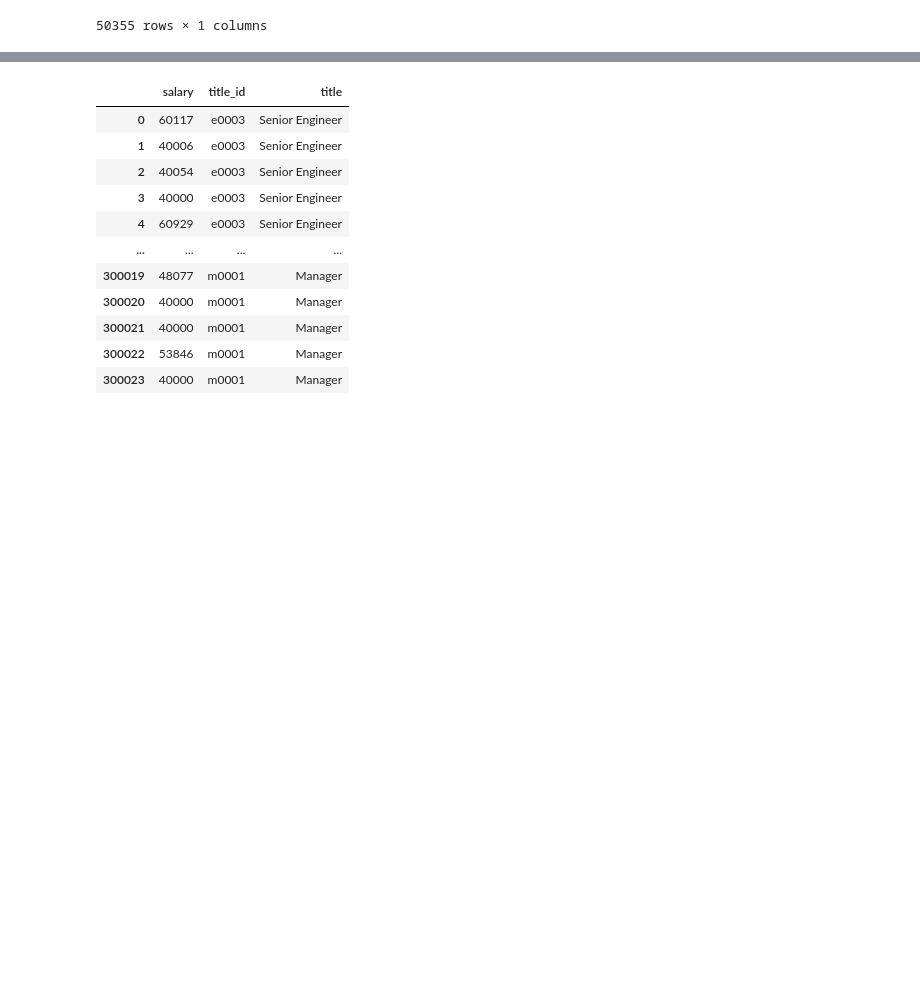
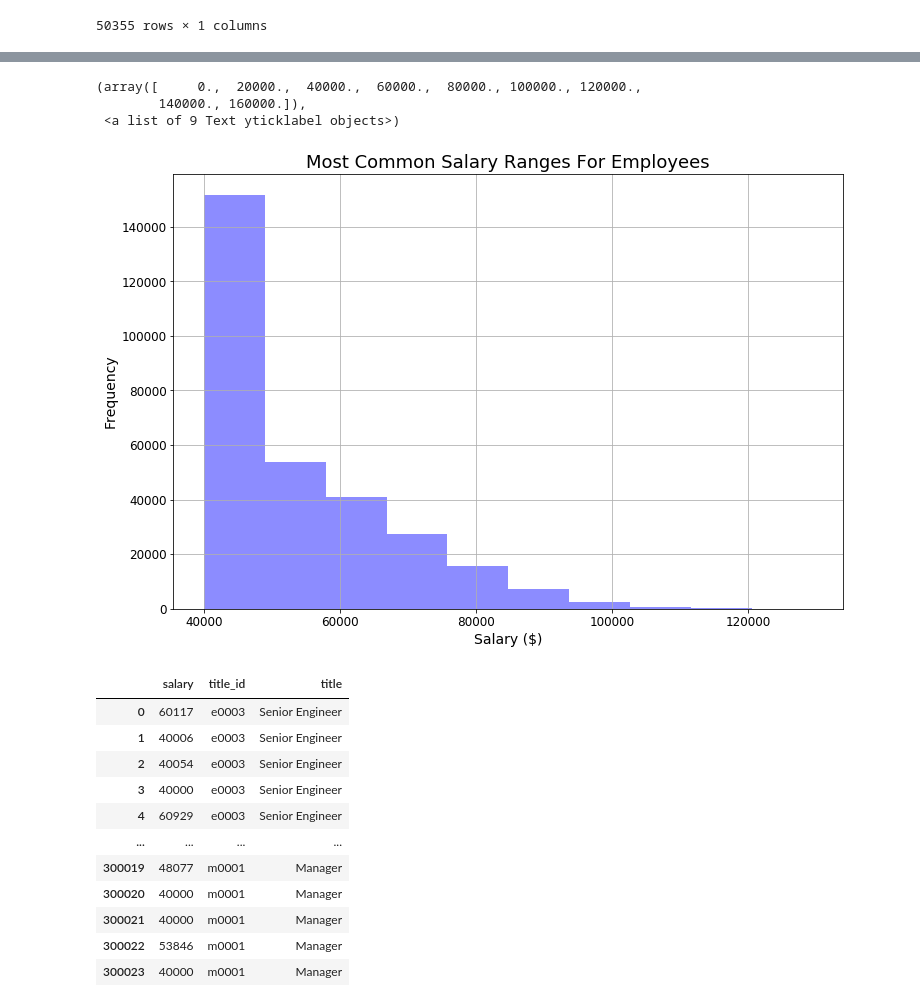
Before and after one commit to kmcgrath88/sql-challenge, a Jupyter notebook: EmployeeSQL/SQL_Bonus.ipynb, the cells around one changed output, grey strips where cells are left out. Saved outputs shown, nothing was run; the diff lists cells and outputs as text; code cells hidden in the pictures; blank space fills up the shorter version.

```diff
--- a/EmployeeSQL/SQL_Bonus.ipynb
+++ b/EmployeeSQL/SQL_Bonus.ipynb
@@ -68 +74,14 @@ array([[<matplotlib.axes._subplots.AxesSubplot object at 0x...>]],
+# %%
+#Second way to create histogram. Please note they look slightly different due to x-axis scales (bins).
+salary_hist2 = salary.hist(column = 'salary', figsize=(12,8), color = 'b', alpha=.45)
+plt.title('Most Common Salary Ranges For Employees', fontsize=18) #Adding title, labels, adjusting font
+plt.xlabel("Salary ($)", fontsize=14)
+plt.ylabel("Frequency", fontsize=14)
+plt.xticks(fontsize=12)
+plt.yticks(fontsize=12)
+# %% [output]
+(array([     0.,  20000.,  40000.,  60000.,  80000., 100000., 120000.,
+        140000., 160000.]),
+ <a list of 9 Text yticklabel objects>)
+[figure, added]
 # %%
```
Also changed, not shown: parts of 16 cells of this notebook, 9 other files.
